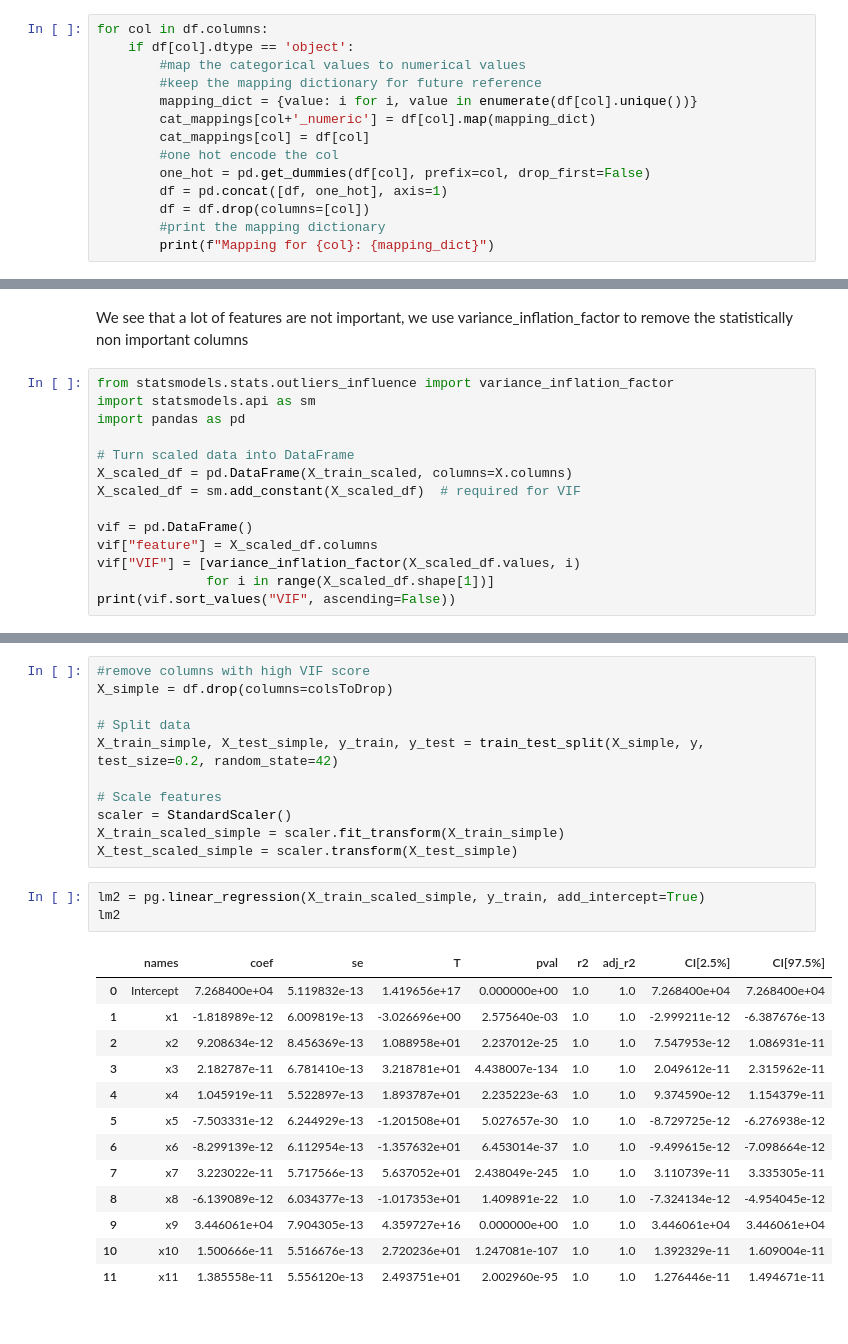
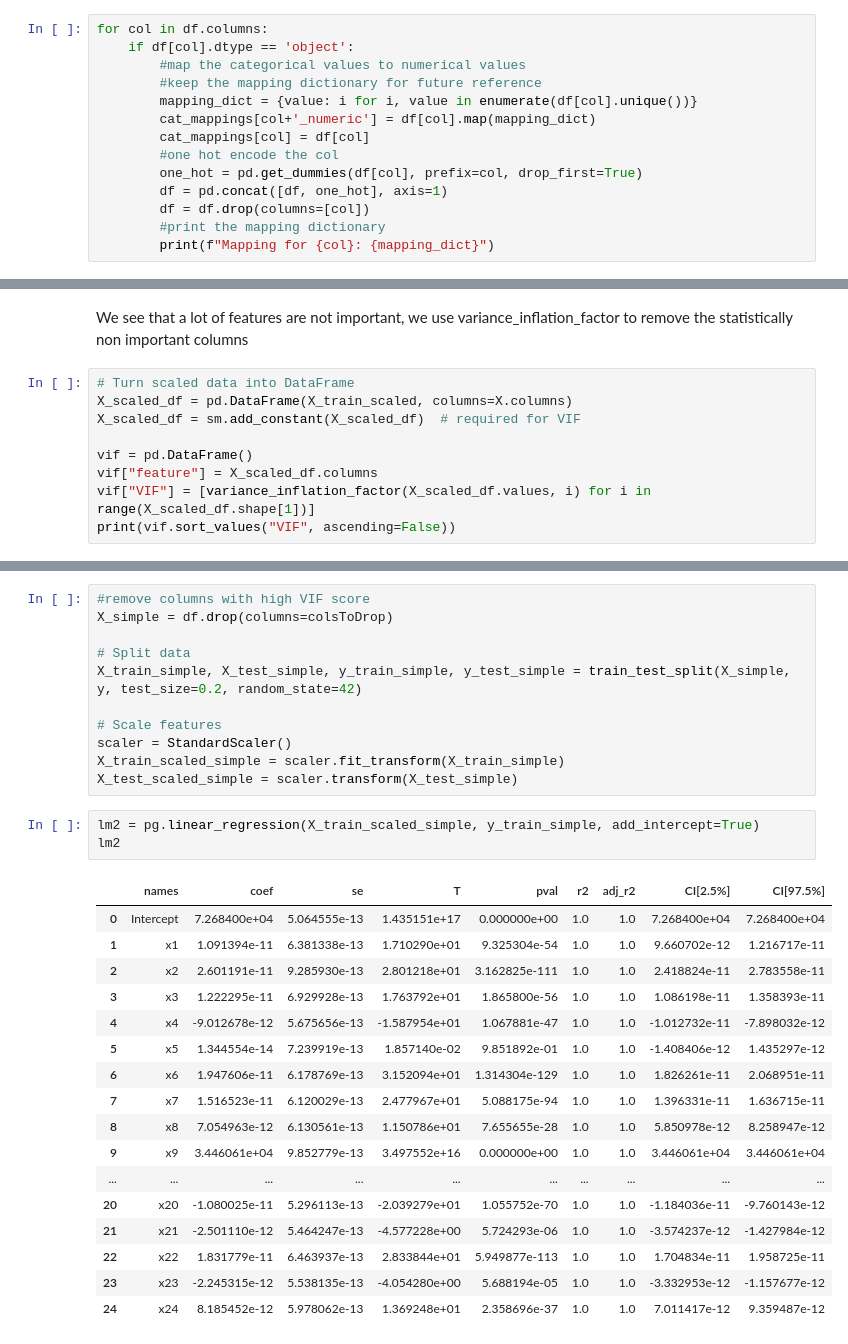
Before and after one commit to koutsompinask/MSC, a Jupyter notebook: semester B/Python/assignment/regression.ipynb, the cells around one changed output, grey strips where cells are left out. Drawn from its saved outputs; the diff is of its cells as text.

Commit message:
regression final

```diff
--- a/semester B/Python/assignment/regression.ipynb
+++ b/semester B/Python/assignment/regression.ipynb
@@ -179,7 +157,7 @@ for col in df.columns:
         cat_mappings[col+'_numeric'] = df[col].map(mapping_dict)
         cat_mappings[col] = df[col]
         #one hot encode the col
-        one_hot = pd.get_dummies(df[col], prefix=col, drop_first=False)
+        one_hot = pd.get_dummies(df[col], prefix=col, drop_first=True)
         df = pd.concat([df, one_hot], axis=1)
         df = df.drop(columns=[col])
         #print the mapping dictionary
@@ -323,17 +316,12 @@ print(reg.score(X_test_scaled, y_test))
 # %% [markdown]
 We see that a lot of features are not important, we use variance_inflation_factor to remove the statistically non important columns
 # %%
-from statsmodels.stats.outliers_influence import variance_inflation_factor
-import statsmodels.api as sm
-import pandas as pd
-
 # Turn scaled data into DataFrame
 X_scaled_df = pd.DataFrame(X_train_scaled, columns=X.columns)
 X_scaled_df = sm.add_constant(X_scaled_df)  # required for VIF
 
 vif = pd.DataFrame()
 vif["feature"] = X_scaled_df.columns
-vif["VIF"] = [variance_inflation_factor(X_scaled_df.values, i)
-              for i in range(X_scaled_df.shape[1])]
+vif["VIF"] = [variance_inflation_factor(X_scaled_df.values, i) for i in range(X_scaled_df.shape[1])]
 print(vif.sort_values("VIF", ascending=False))
 # %% [output]
@@ -365,27 +353,31 @@ following columns have VIF > 5
 X_simple = df.drop(columns=colsToDrop)
 
 # Split data
-X_train_simple, X_test_simple, y_train, y_test = train_test_split(X_simple, y, test_size=0.2, random_state=42)
+X_train_simple, X_test_simple, y_train_simple, y_test_simple = train_test_split(X_simple, y, test_size=0.2, random_state=42)
 
 # Scale features
 scaler = StandardScaler()
 X_train_scaled_simple = scaler.fit_transform(X_train_simple)
 X_test_scaled_simple = scaler.transform(X_test_simple)
 # %%
-lm2 = pg.linear_regression(X_train_scaled_simple, y_train, add_intercept=True)
+lm2 = pg.linear_regression(X_train_scaled_simple, y_train_simple, add_intercept=True)
 lm2
 # %% [output]
 |  | names | coef | se | T | pval | r2 | adj_r2 | CI[2.5%] | CI[97.5%] |
-| 0 | Intercept | 7.268400e+04 | 5.119832e-13 | 1.419656e+17 | 0.000000e+00 | 1.0 | 1.0 | 7.268400e+04 | 7.268400e+04 |
-| 1 | x1 | -1.818989e-12 | 6.009819e-13 | -3.026696e+00 | 2.575640e-03 | 1.0 | 1.0 | -2.999211e-12 | -6.387676e-13 |
-| 2 | x2 | 9.208634e-12 | 8.456369e-13 | 1.088958e+01 | 2.237012e-25 | 1.0 | 1.0 | 7.547953e-12 | 1.086931e-11 |
-| 3 | x3 | 2.182787e-11 | 6.781410e-13 | 3.218781e+01 | 4.438007e-134 | 1.0 | 1.0 | 2.049612e-11 | 2.315962e-11 |
-| 4 | x4 | 1.045919e-11 | 5.522897e-13 | 1.893787e+01 | 2.235223e-63 | 1.0 | 1.0 | 9.374590e-12 | 1.154379e-11 |
-| 5 | x5 | -7.503331e-12 | 6.244929e-13 | -1.201508e+01 | 5.027657e-30 | 1.0 | 1.0 | -8.729725e-12 | -6.276938e-12 |
-| 6 | x6 | -8.299139e-12 | 6.112954e-13 | -1.357632e+01 | 6.453014e-37 | 1.0 | 1.0 | -9.499615e-12 | -7.098664e-12 |
-| 7 | x7 | 3.223022e-11 | 5.717566e-13 | 5.637052e+01 | 2.438049e-245 | 1.0 | 1.0 | 3.110739e-11 | 3.335305e-11 |
-| 8 | x8 | -6.139089e-12 | 6.034377e-13 | -1.017353e+01 | 1.409891e-22 | 1.0 | 1.0 | -7.324134e-12 | -4.954045e-12 |
-| 9 | x9 | 3.446061e+04 | 7.904305e-13 | 4.359727e+16 | 0.000000e+00 | 1.0 | 1.0 | 3.446061e+04 | 3.446061e+04 |
-| 10 | x10 | 1.500666e-11 | 5.516676e-13 | 2.720236e+01 | 1.247081e-107 | 1.0 | 1.0 | 1.392329e-11 | 1.609004e-11 |
-| 11 | x11 | 1.385558e-11 | 5.556120e-13 | 2.493751e+01 | 2.002960e-95 | 1.0 | 1.0 | 1.276446e-11 | 1.494671e-11 |
+| 0 | Intercept | 7.268400e+04 | 5.064555e-13 | 1.435151e+17 | 0.000000e+00 | 1.0 | 1.0 | 7.268400e+04 | 7.268400e+04 |
+| 1 | x1 | 1.091394e-11 | 6.381338e-13 | 1.710290e+01 | 9.325304e-54 | 1.0 | 1.0 | 9.660702e-12 | 1.216717e-11 |
+| 2 | x2 | 2.601191e-11 | 9.285930e-13 | 2.801218e+01 | 3.162825e-111 | 1.0 | 1.0 | 2.418824e-11 | 2.783558e-11 |
+| 3 | x3 | 1.222295e-11 | 6.929928e-13 | 1.763792e+01 | 1.865800e-56 | 1.0 | 1.0 | 1.086198e-11 | 1.358393e-11 |
+| 4 | x4 | -9.012678e-12 | 5.675656e-13 | -1.587954e+01 | 1.067881e-47 | 1.0 | 1.0 | -1.012732e-11 | -7.898032e-12 |
+| 5 | x5 | 1.344554e-14 | 7.239919e-13 | 1.857140e-02 | 9.851892e-01 | 1.0 | 1.0 | -1.408406e-12 | 1.435297e-12 |
+| 6 | x6 | 1.947606e-11 | 6.178769e-13 | 3.152094e+01 | 1.314304e-129 | 1.0 | 1.0 | 1.826261e-11 | 2.068951e-11 |
+| 7 | x7 | 1.516523e-11 | 6.120029e-13 | 2.477967e+01 | 5.088175e-94 | 1.0 | 1.0 | 1.396331e-11 | 1.636715e-11 |
+| 8 | x8 | 7.054963e-12 | 6.130561e-13 | 1.150786e+01 | 7.655655e-28 | 1.0 | 1.0 | 5.850978e-12 | 8.258947e-12 |
+| 9 | x9 | 3.446061e+04 | 9.852779e-13 | 3.497552e+16 | 0.000000e+00 | 1.0 | 1.0 | 3.446061e+04 | 3.446061e+04 |
+| ... | ... | ... | ... | ... | ... | ... | ... | ... | ... |
+| 20 | x20 | -1.080025e-11 | 5.296113e-13 | -2.039279e+01 | 1.055752e-70 | 1.0 | 1.0 | -1.184036e-11 | -9.760143e-12 |
+| 21 | x21 | -2.501110e-12 | 5.464247e-13 | -4.577228e+00 | 5.724293e-06 | 1.0 | 1.0 | -3.574237e-12 | -1.427984e-12 |
+| 22 | x22 | 1.831779e-11 | 6.463937e-13 | 2.833844e+01 | 5.949877e-113 | 1.0 | 1.0 | 1.704834e-11 | 1.958725e-11 |
+| 23 | x23 | -2.245315e-12 | 5.538135e-13 | -4.054280e+00 | 5.688194e-05 | 1.0 | 1.0 | -3.332953e-12 | -1.157677e-12 |
+| 24 | x24 | 8.185452e-12 | 5.978062e-13 | 1.369248e+01 | 2.358696e-37 | 1.0 | 1.0 | 7.011417e-12 | 9.359487e-12 |
 # %%
```
Also changed, not shown: parts of 15 cells of this notebook.
